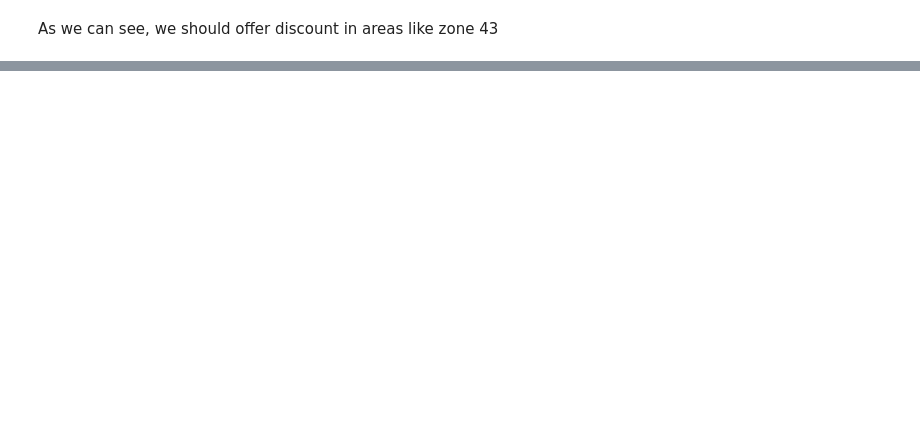
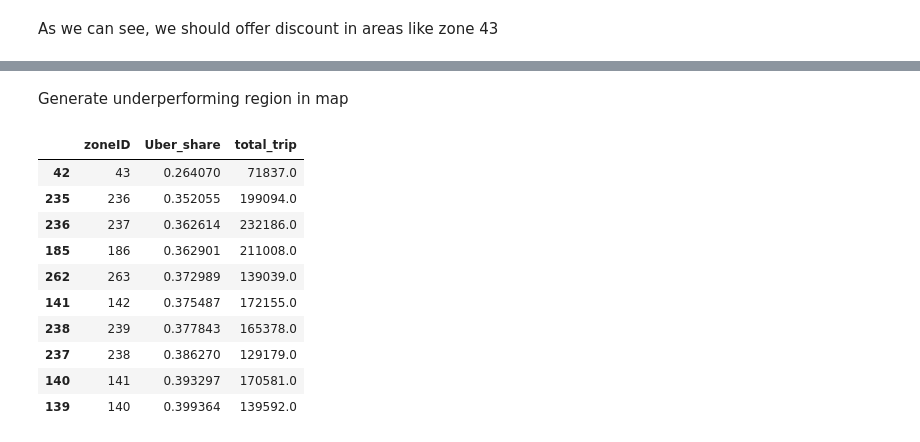
Before and after one commit to rafaelvchaves/orie3120-project, a Jupyter notebook: uber_taxi_ratio.ipynb, the cells around one changed output, grey strips where cells are left out. Cells and saved outputs as stored; diff of their text form; code cells hidden in the pictures; blank space fills up the shorter version.

```diff
--- a/uber_taxi_ratio.ipynb
+++ b/uber_taxi_ratio.ipynb
@@ -124,0 +136,17 @@ Text(0.5, 1.0, 'Market Share for Rides Picked Up at Central Park')
+# %% [markdown]
+Generate underperforming region in map
+# %%
+df_under = df_insight[df_insight['Uber_share'] <= 0.40]
+df_under
+# %% [output]
+|  | zoneID | Uber_share | total_trip |
+| 42 | 43 | 0.264070 | 71837.0 |
+| 235 | 236 | 0.352055 | 199094.0 |
+| 236 | 237 | 0.362614 | 232186.0 |
+| 185 | 186 | 0.362901 | 211008.0 |
+| 262 | 263 | 0.372989 | 139039.0 |
+| 141 | 142 | 0.375487 | 172155.0 |
+| 238 | 239 | 0.377843 | 165378.0 |
+| 237 | 238 | 0.386270 | 129179.0 |
+| 140 | 141 | 0.393297 | 170581.0 |
+| 139 | 140 | 0.399364 | 139592.0 |
```
Also changed, not shown: parts of 9 cells of this notebook.
